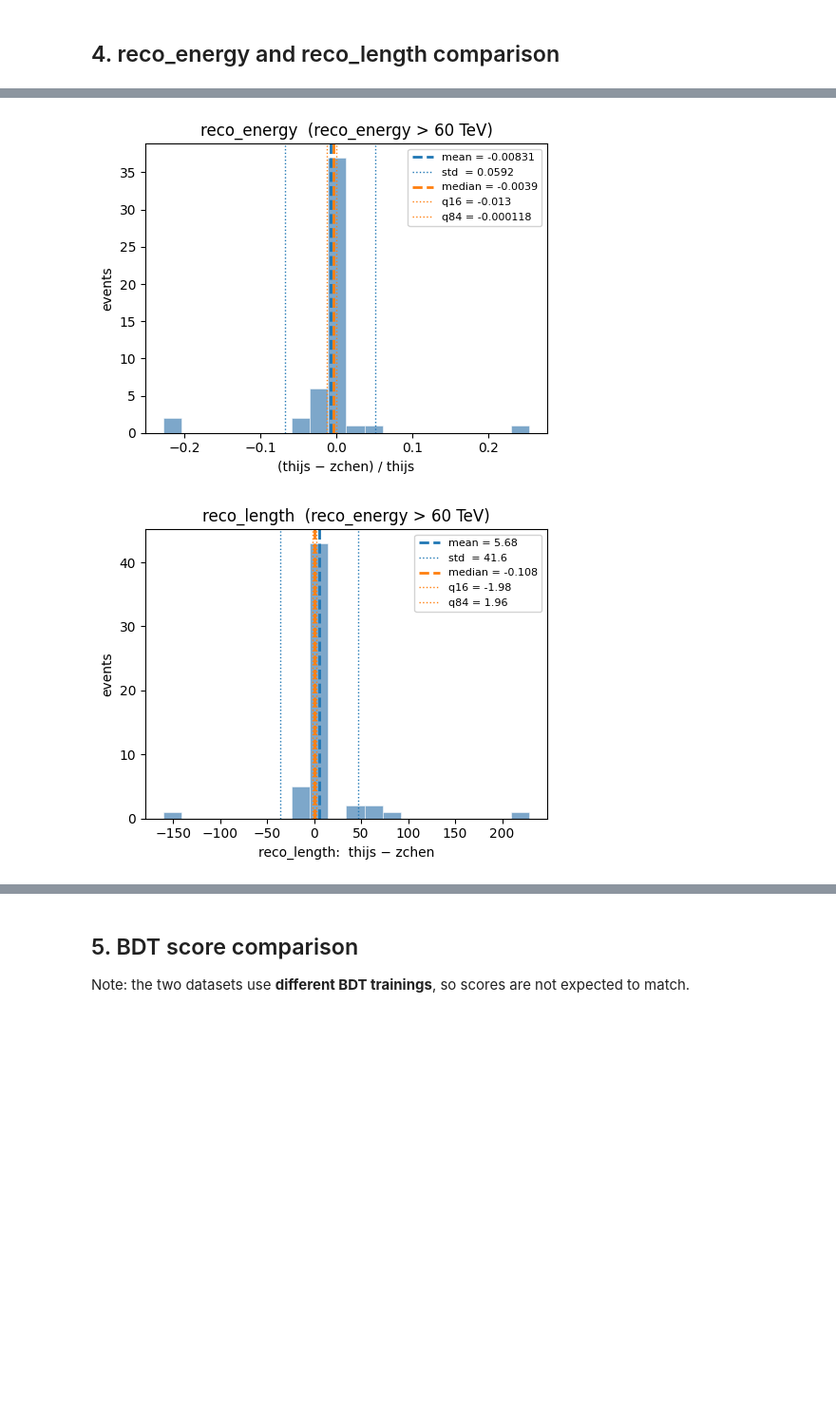
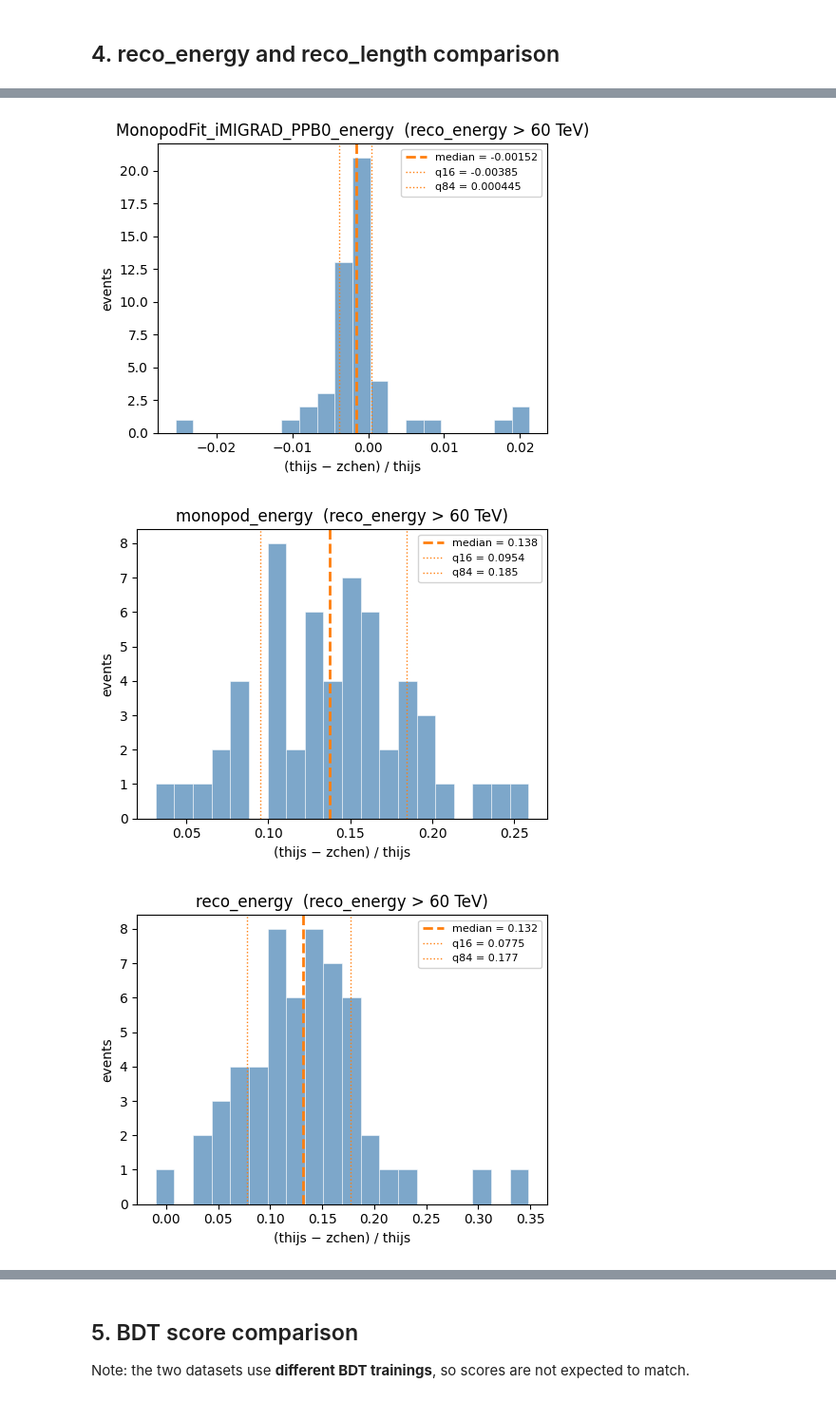
Before and after one commit to icecube/reco_processing, a Jupyter notebook: NNMFit/notebooks/unblind/step2_hese_flavor/compare_zchen_cascade.ipynb, the cells around one changed output, grey strips where cells are left out. Shown at 95% size. Saved outputs shown, nothing was run; the diff lists cells and outputs as text; code cells hidden in the pictures; blank space fills up the shorter version.

```diff
--- a/NNMFit/notebooks/unblind/step2_hese_flavor/compare_zchen_cascade.ipynb
+++ b/NNMFit/notebooks/unblind/step2_hese_flavor/compare_zchen_cascade.ipynb
@@ -261,9 +261,9 @@ def plot_comparison_diffs(df_cmp, label, bins=20, transform=None, diff_label=Non
     fig, ax = plt.subplots(figsize=(5, 4))
     ax.hist(diff, bins=bins, color="steelblue", alpha=0.7, edgecolor="white", linewidth=0.5)
 
-    ax.axvline(mean,       color="C0", lw=2.0, linestyle="--", label=f"mean = {mean:.3g}")
-    ax.axvline(mean + std, color="C0", lw=1.0, linestyle=":",  label=f"std  = {std:.3g}")
-    ax.axvline(mean - std, color="C0", lw=1.0, linestyle=":")
+    # ax.axvline(mean,       color="C0", lw=2.0, linestyle="--", label=f"mean = {mean:.3g}")
+    # ax.axvline(mean + std, color="C0", lw=1.0, linestyle=":",  label=f"std  = {std:.3g}")
+    # ax.axvline(mean - std, color="C0", lw=1.0, linestyle=":")
     ax.axvline(median, color="C1", lw=2.0, linestyle="--", label=f"median = {median:.3g}")
     ax.axvline(q16,    color="C1", lw=1.0, linestyle=":",  label=f"q16 = {q16:.3g}")
     ax.axvline(q84,    color="C1", lw=1.0, linestyle=":",  label=f"q84 = {q84:.3g}")
@@ -280,7 +280,9 @@ def plot_comparison_diffs(df_cmp, label, bins=20, transform=None, diff_label=Non
 # Edit var_specs to add or swap variables
 var_specs_reco = [
     # (display_label, thijs_column, zchen_column)
-    ("reco_energy", "reco_energy", "MonopodFit_iMIGRAD_PPB0_energy"),
+    ("MonopodFit_iMIGRAD_PPB0_energy", "MonopodFit_iMIGRAD_PPB0_energy", "MonopodFit_iMIGRAD_PPB0_energy"),
+    ("monopod_energy", "MonopodFit_iMIGRAD_PPB0_energy", "cscdSBU_MonopodFit4_noDC_energy"),
+    ("reco_energy", "reco_energy", "cscdSBU_MonopodFit4_noDC_energy"),
     ("reco_length", "reco_length", "Taupede_ftp_length"), #  Taupede_ftp_length Taupede_ftpParticles_length
 ]
 
@@ -288,6 +290,8 @@ df_reco_cmp = compare_variables(overlap_keys, df_t_ov, df_z_ov, var_specs_reco)
 
 print(f"reco_energy [GeV] and reco_length [m] — {cut_label}")
 display(df_reco_cmp.style.format({
+    "monopod_energy_thijs": "{:.1f}",
+    "monopod_energy_zchen": "{:.1f}",
     "reco_energy_thijs": "{:.1f}",
     "reco_energy_zchen": "{:.1f}",
     "reco_length_thijs": "{:.2f}",
@@ -315,9 +319,18 @@ reco_energy [GeV] and reco_length [m] — reco_energy > 60 TeV
 # %%
+plot_comparison_diffs(df_reco_cmp, "MonopodFit_iMIGRAD_PPB0_energy", bins=20,
+                      transform=lambda t, z: (t - z) / t,
+                      diff_label="(thijs − zchen) / thijs",
+                      title_suffix=cut_label)
+plot_comparison_diffs(df_reco_cmp, "monopod_energy", bins=20,
+                      transform=lambda t, z: (t - z) / t,
+                      diff_label="(thijs − zchen) / thijs",
+                      title_suffix=cut_label)
 plot_comparison_diffs(df_reco_cmp, "reco_energy", bins=20,
                       transform=lambda t, z: (t - z) / t,
                       diff_label="(thijs − zchen) / thijs",
                       title_suffix=cut_label)
-plot_comparison_diffs(df_reco_cmp, "reco_length", bins=20, title_suffix=cut_label)
+plot_comparison_diffs(df_reco_cmp, "reco_length", bins=np.linspace(-10,10,20), title_suffix=cut_label)
 # %% [output]
-[figure, old version]
+[figure, new version]
-[figure, old version]
+[figure, new version]
+[figure, added]
```
Also changed, not shown: parts of 12 cells of this notebook, 4 other files.
